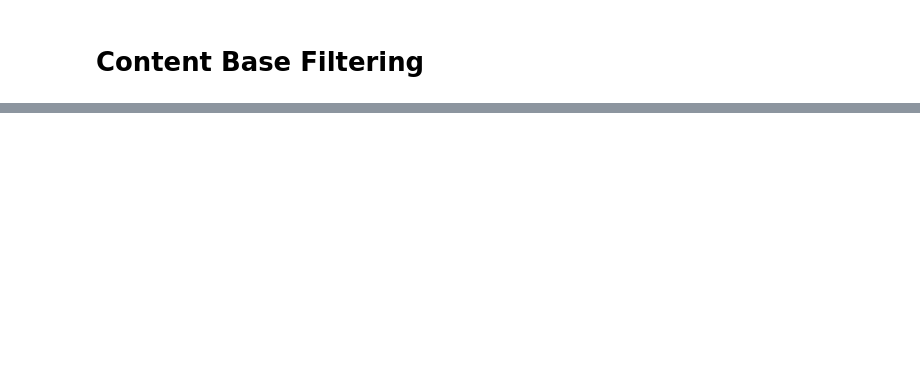
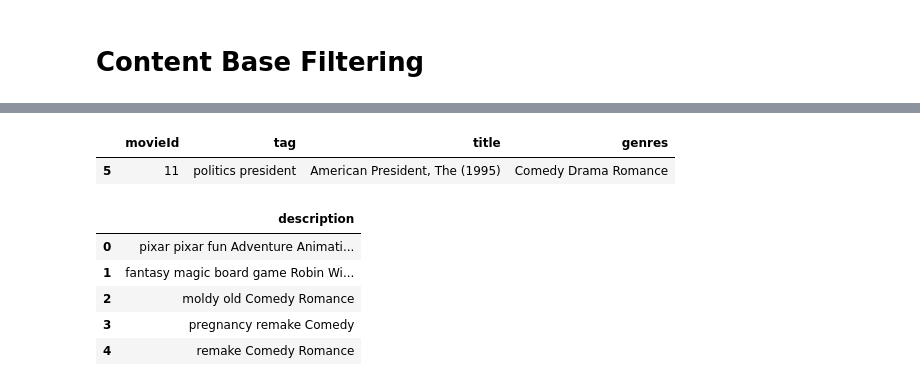
Before and after one commit to okkyadhi/Marketing-Analytics, a Jupyter notebook: Content Base Filtering.ipynb, the cells around one changed output, grey strips where cells are left out. Cells and saved outputs as stored; diff of their text form; code cells hidden in the pictures; blank space fills up the shorter version.

```diff
--- a/Content Base Filtering.ipynb
+++ b/Content Base Filtering.ipynb
@@ -68,0 +28,2 @@ df_tag = pd.read_csv('dataset/movie/tags.csv')
+# %%
+df_tag = df_tag.groupby(['movieId'])['tag'].apply(' '.join).reset_index()
@@ -68,0 +41,3 @@ df_tag = pd.read_csv('dataset/movie/tags.csv')
+# %%
+df_movie['genres'] = df_movie['genres'].str.replace('|',' ',regex=True)
+df_tag = pd.merge(df_tag,df_movie,how='left',on='movieId')
@@ -68,0 +55,16 @@ df_tag = pd.read_csv('dataset/movie/tags.csv')
+# %%
+df_tag[df_tag['movieId']==11]
+# %% [output]
+|  | movieId | tag | title | genres |
+| 5 | 11 | politics president | American President, The (1995) | Comedy Drama Romance |
+# %%
+df_tag['description'] = df_tag[['tag', 'genres']].apply(lambda x: ' '.join(x), axis=1)
+# %%
+df_tag[['description']].head()
+# %% [output]
+|  | description |
+| 0 | pixar pixar fun Adventure Animati... |
+| 1 | fantasy magic board game Robin Wi... |
+| 2 | moldy old Comedy Romance |
+| 3 | pregnancy remake Comedy |
+| 4 | remake Comedy Romance |
```
Also changed, not shown: parts of 28 cells of this notebook, 2 other files.
